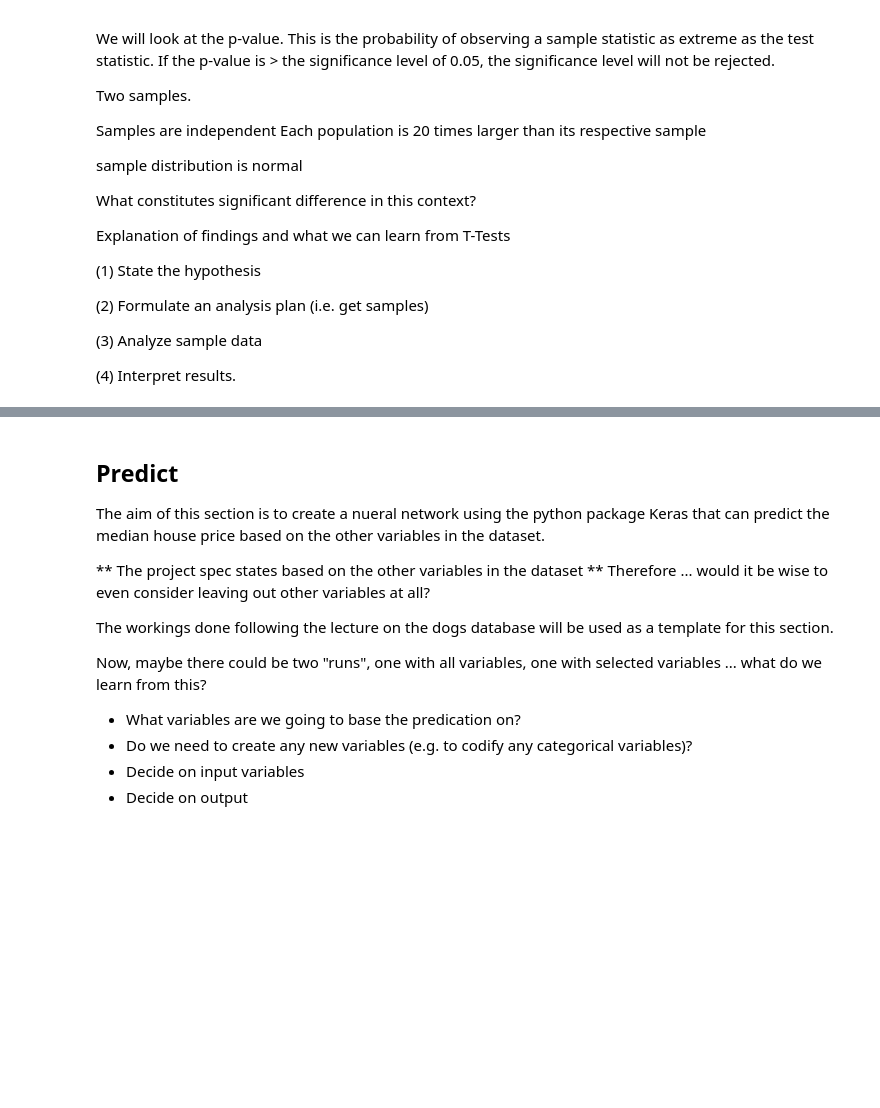
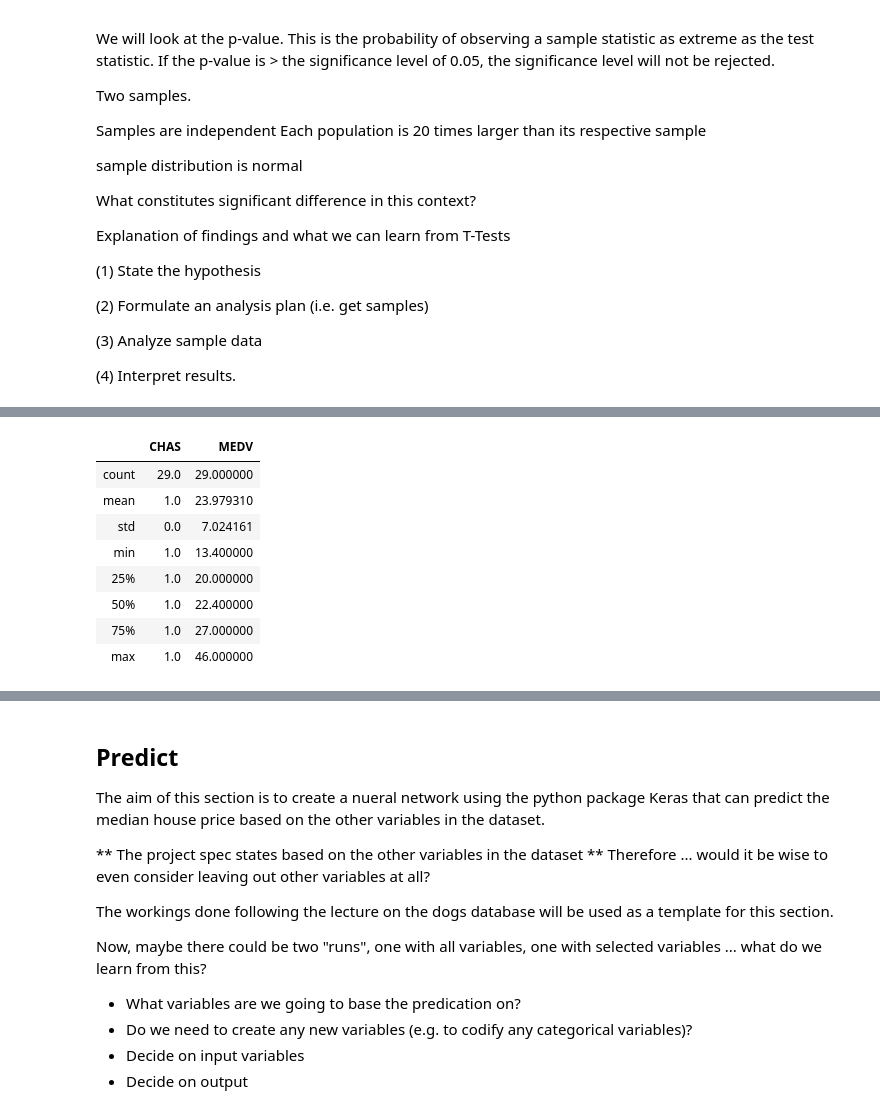
Before and after one commit to davesheils/machineLearningStatisticsProject2019, a Jupyter notebook: Project Notebook.ipynb, the cells around one changed output, grey strips where cells are left out. Saved outputs shown, nothing was run; the diff lists cells and outputs as text; code cells hidden in the pictures; blank space fills up the shorter version.

```diff
--- a/Project Notebook.ipynb
+++ b/Project Notebook.ipynb
@@ -429,0 +469,12 @@ Charles River dummy variable (= 1 if tract bounds river; 0 otherwise)
+# %%
+popCHAS.describe()
+# %% [output]
+|  | CHAS | MEDV |
+| count | 29.0 | 29.000000 |
+| mean | 1.0 | 23.979310 |
+| std | 0.0 | 7.024161 |
+| min | 1.0 | 13.400000 |
+| 25% | 1.0 | 20.000000 |
+| 50% | 1.0 | 22.400000 |
+| 75% | 1.0 | 27.000000 |
+| max | 1.0 | 46.000000 |
```
Also changed, not shown: parts of 14 cells of this notebook.
